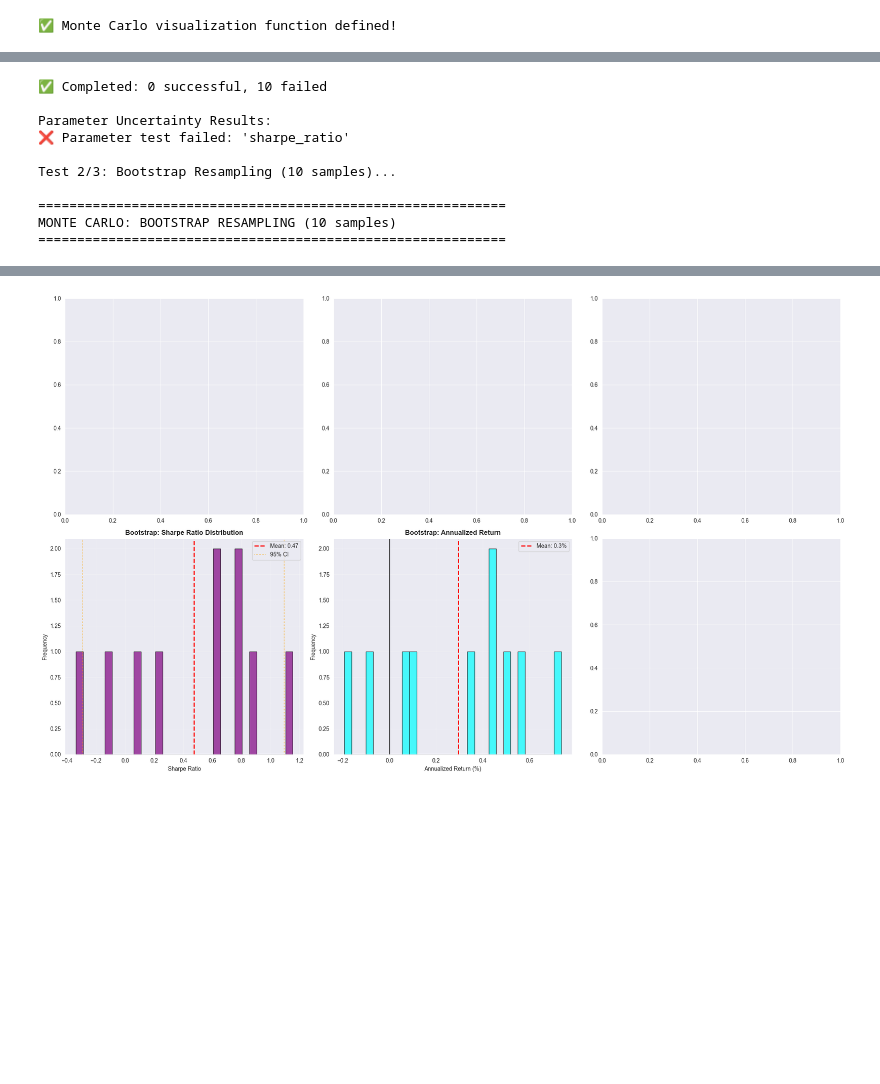
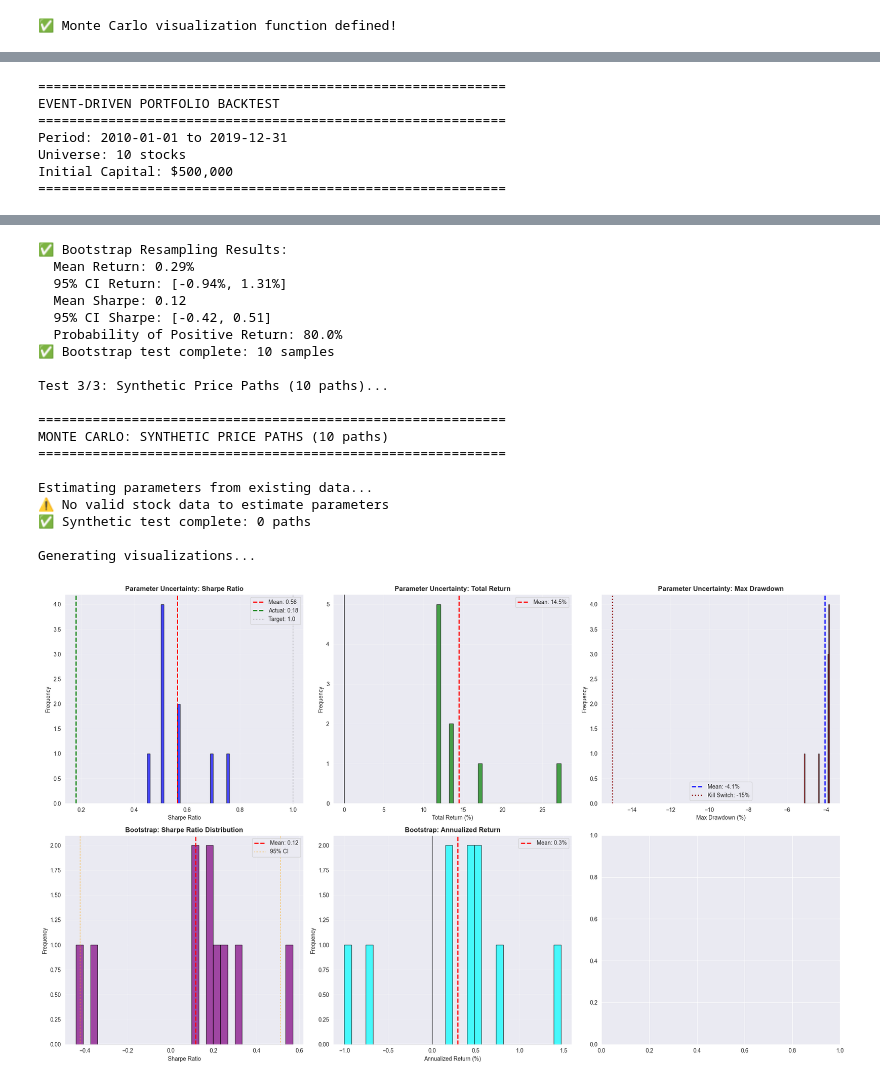
Before and after one commit to Bruhoffer/talearning, a Jupyter notebook: event_backtester.ipynb, the cells around one changed output, grey strips where cells are left out. Drawn from its saved outputs; the diff is of its cells as text; code cells hidden in the pictures; blank space fills up the shorter version.

Commit message:
a simpler event based strat

```diff
--- a/event_backtester.ipynb
+++ b/event_backtester.ipynb
@@ -783,11 +812,11 @@ class PortfolioBacktester:
         else:
             # Use mean reversion in low/normal volatility
             self.handle_mean_reversion_events(event, current_data)
-            # Check profit targets for mean reversion trades
-            self.check_profit_target(symbol, current_data['Close'], event.timestamp)
+            # # Check profit targets for mean reversion trades
+            # self.check_profit_target(symbol, current_data['Close'], event.timestamp)
 
-        # Always check stops regardless of regime
-        self.check_stops(symbol, current_data['Close'], event.timestamp)
+        # # Always check stops regardless of regime
+        # self.check_stops(symbol, current_data['Close'], event.timestamp)
 
     def check_stops(self, symbol: str, current_price: float, timestamp: datetime):
         """Check if stops are hit for a position"""
@@ -822,8 +851,12 @@ class PortfolioBacktester:
                 current_price = self.stock_data[symbol].loc[date, 'Close']
                 market_value += position.shares * current_price
             else:
-                # Use last known price if market data is missing for today
-                market_value += position.shares * position.entry_price
+                # Use last known price if market data is missing
+                if symbol in self.previous_data:
+                    market_value += position.shares * self.previous_data[symbol]['Close']
+                else:
+                    # Fallback if there's no previous data (e.g., data hole on first day)
+                    market_value += position.shares * position.entry_price
 
         return self.capital + market_value
 
@@ -1272,8 +1474,8 @@ other_variables = {
     'transaction_cost': 0.0,
     'leverage': 0.0,
     'max_positions': 10,
-    'max_position_size': 0.2,
-    'stop_loss_pct': 0.02,
+    'max_position_size': 0.5,
+    'stop_loss_pct': 0.05,
     'trailing_stop_pct': 0.015,
     'max_portfolio_drawdown': 0.15,
     'risk_per_trade': 0.02
@@ -2118,15 +2409,18 @@ try:
     config = results['config']
     backtester = results['backtester']
     stock_data = backtester.stock_data
+    vix_data = backtester.vix_data # <--- ADD THIS
     strategy_metrics = results['metrics']
 
     print("✅ All variables extracted successfully")
     print(f"   Config: {type(config)}")
     print(f"   Stock data: {len(stock_data)} stocks")
-    print(f"   Strategy Sharpe: {strategy_metrics['sharpe_ratio']:.2f}")
+    print(f"   VIX data: {len(vix_data)} days") # <--- ADD THIS
+    # --- FIX: Access 'overall' dictionary ---
+    print(f"   Strategy Sharpe: {strategy_metrics['overall']['sharpe_ratio']:.2f}")
 
 except KeyError as e:
-    raise ValueError(f"❌ Missing key in results: {e}")
+    raise ValueError(f"❌ Missing key in results: {e}. Did you fix the 'overall' nesting?")
 
 # Step 3: Run Monte Carlo Tests with SMALL sample sizes
 print(f"\n{'='*60}")
@@ -2138,8 +2432,9 @@ try:
     print("Test 1/3: Parameter Uncertainty (10 simulations)...")
     param_results = monte_carlo_parameter_test(
         stock_data=stock_data,
+        vix_data=vix_data, # <--- ADD THIS
         base_config=config,
-        n_simulations=10  # ← Changed from 500 to 10
+        n_simulations=10
     )
     print(f"✅ Parameter test complete: {len(param_results)} successful runs")
 except Exception as e:
@@ -2147,11 +2442,12 @@ except Exception as e:
     param_results = pd.DataFrame()
 
 # Test 2: Bootstrap Resampling (10 samples)
+# (This function is correct, no changes needed)
 try:
     print("\nTest 2/3: Bootstrap Resampling (10 samples)...")
     bootstrap_results = monte_carlo_bootstrap_test(
         strategy_results=strategy_metrics['daily_data'],
-        n_samples=10  # ← Changed from 1000 to 10
+        n_samples=10
     )
     print(f"✅ Bootstrap test complete: {len(bootstrap_results)} samples")
 except Exception as e:
@@ -2161,12 +2457,12 @@ except Exception as e:
 # Test 3: Synthetic Paths (10 paths)
 try:
     print("\nTest 3/3: Synthetic Price Paths (10 paths)...")
+    # --- FIX: Updated function signature ---
     synthetic_results = monte_carlo_synthetic_paths(
-        stock_list=stock_list[:5],  # ← Use only 5 stocks for speed
-        start_date=start_date,
-        end_date=end_date,
+        stock_data=stock_data, # <--- ADD THIS
+        vix_data=vix_data,   # <--- ADD THIS
         base_config=config,
-        n_paths=10  # ← Changed from 100 to 10
+        n_paths=10
     )
     print(f"✅ Synthetic test complete: {len(synthetic_results)} paths")
 except Exception as e:
@@ -2180,7 +2476,8 @@ if len(param_results) > 0 or len(bootstrap_results) > 0 or len(synthetic_results
         param_results=param_results,
         bootstrap_results=bootstrap_results,
         synthetic_results=synthetic_results,
-        actual_sharpe=strategy_metrics['sharpe_ratio']
+        # --- FIX: Access 'overall' dictionary ---
+        actual_sharpe=strategy_metrics['overall']['sharpe_ratio']
     )
     print("✅ Visualizations complete!")
 else:
@@ -2223,13 +2521,10 @@ Test 1/3: Parameter Uncertainty (10 simulations)...
 ============================================================
 MONTE CARLO: PARAMETER UNCERTAINTY TEST (10 runs)
 ============================================================
-✅ Completed: 0 successful, 10 failed
-
-Parameter Uncertainty Results:
-❌ Parameter test failed: 'sharpe_ratio'
-
-Test 2/3: Bootstrap Resampling (10 samples)...
-
 ============================================================
-MONTE CARLO: BOOTSTRAP RESAMPLING (10 samples)
+EVENT-DRIVEN PORTFOLIO BACKTEST
 ============================================================
+Period: 2010-01-01 to 2019-12-31
+Universe: 10 stocks
+Initial Capital: $500,000
+============================================================
@@ -2256 +2684,20 @@ Generating visualizations...
+✅ Bootstrap Resampling Results:
+  Mean Return: 0.29%
+  95% CI Return: [-0.94%, 1.31%]
+  Mean Sharpe: 0.12
+  95% CI Sharpe: [-0.42, 0.51]
+  Probability of Positive Return: 80.0%
+✅ Bootstrap test complete: 10 samples
+
+Test 3/3: Synthetic Price Paths (10 paths)...
+
+============================================================
+MONTE CARLO: SYNTHETIC PRICE PATHS (10 paths)
+============================================================
+
+Estimating parameters from existing data...
+⚠️ No valid stock data to estimate parameters
+✅ Synthetic test complete: 0 paths
+
+Generating visualizations...
-[figure, old version]
+[figure, new version]
```
Also changed, not shown: parts of 11 cells of this notebook, 1 other file.
